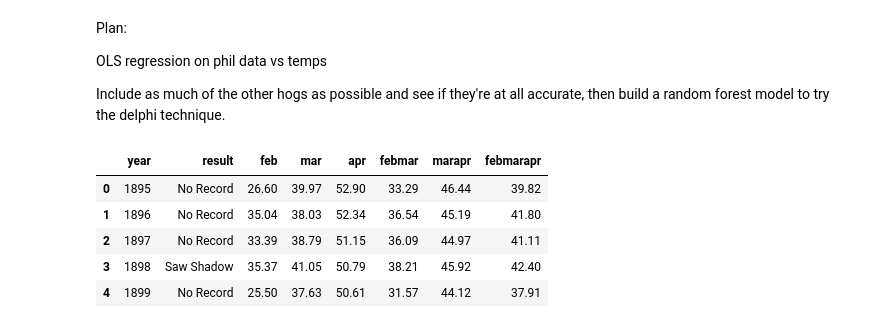
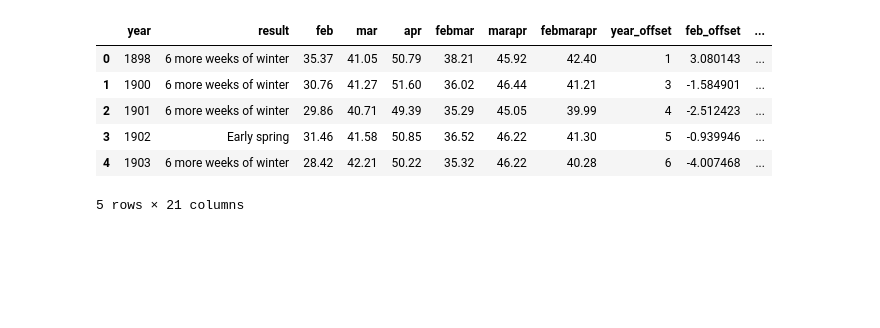
Before and after one commit to docmarionum1/Groundhog-Day, a Jupyter notebook: Groundhog Day.ipynb, the cells around one changed output. Cells and saved outputs as stored; diff of their text form; code cells hidden in the pictures; blank space fills up the shorter version.

```diff
--- a/Groundhog Day.ipynb
+++ b/Groundhog Day.ipynb
@@ -1,6 +0,0 @@
-# %% [markdown]
-Plan:
-
-OLS regression on phil data vs temps
-
-Include as much of the other hogs as possible and see if they're at all accurate, then build a random forest model to try the delphi technique.
@@ -15,20 +17,39 @@ import statsmodels.formula.api as smf
-# %%
-df = pd.read_csv('phil.csv')
-df['year'] = df['year'].astype(str)
-
-
-for i in ['feb', 'mar', 'apr', 'febmar', 'marapr', 'febmarapr']:
-    temp = pd.read_csv('%s.csv' % i)
-    temp['year'] = temp['Date'].astype(str).str.slice(0,4)
-    temp[i] = temp['Value']
-    df = df.merge(temp[['year', i]], on='year')
-    #temp.head()
-
-df.head()
-# %% [output]
-|  | year | result | feb | mar | apr | febmar | marapr | febmarapr |
-| 0 | 1895 | No Record | 26.60 | 39.97 | 52.90 | 33.29 | 46.44 | 39.82 |
-| 1 | 1896 | No Record | 35.04 | 38.03 | 52.34 | 36.54 | 45.19 | 41.80 |
-| 2 | 1897 | No Record | 33.39 | 38.79 | 51.15 | 36.09 | 44.97 | 41.11 |
-| 3 | 1898 | Saw Shadow | 35.37 | 41.05 | 50.79 | 38.21 | 45.92 | 42.40 |
-| 4 | 1899 | No Record | 25.50 | 37.63 | 50.61 | 31.57 | 44.12 | 37.91 |
+# %%
+df = pd.read_csv('phil.csv')
+
+# We only care about years where we have a result.
+df.loc[df['result'] == 'Saw Shadow', 'result'] = '6 more weeks of winter'
+df.loc[df['result'] == 'No Shadow', 'result'] = 'Early spring'
+df = df[(df['result'] == '6 more weeks of winter') | (df['result'] == 'Early spring')]
+
+# Add the temperature data into the DataFrame
+for i in ['feb', 'mar', 'apr', 'febmar', 'marapr', 'febmarapr']:
+    temp = pd.read_csv('%s.csv' % i)
+    temp['year'] = temp['Date'].astype(str).str.slice(0,4).astype(int)
+    temp[i] = temp['Value']
+    df = df.merge(temp[['year', i]], on='year')
+    #temp.head()
+
+# Create an offset for the year, so 1898 is 0, 1899 is 1 and so on
+df['year_offset'] = df['year'] - df['year'].min() + 1
+
+# Take out the effect of global warming and the baseline temperature, so we're just left with an offset from 0.
+# Negative numbers mean it's colder than average, positive means it's warmer.
+for i in ['feb', 'mar', 'apr', 'febmar', 'marapr', 'febmarapr']:
+    mod = smf.ols(formula='%s ~ year_offset' % i, data = df).fit()
+
+    df['%s_offset' % i] = df[i] - (mod.params[0] + df['year_offset']*mod.params[1])
+
+    # Assign a class. 1 = 6 more weeks of winter, 2 = early spring
+    df['%s_class' % i] = 1
+    df.loc[df['%s_offset' % i] > 0, '%s_class' % i] = 2
+
+df.head()
+# %% [output]
+|  | year | result | feb | mar | apr | febmar | marapr | febmarapr | year_offset | feb_offset | ... |
+| 0 | 1898 | 6 more weeks of winter | 35.37 | 41.05 | 50.79 | 38.21 | 45.92 | 42.40 | 1 | 3.080143 | ... |
+| 1 | 1900 | 6 more weeks of winter | 30.76 | 41.27 | 51.60 | 36.02 | 46.44 | 41.21 | 3 | -1.584901 | ... |
+| 2 | 1901 | 6 more weeks of winter | 29.86 | 40.71 | 49.39 | 35.29 | 45.05 | 39.99 | 4 | -2.512423 | ... |
+| 3 | 1902 | Early spring | 31.46 | 41.58 | 50.85 | 36.52 | 46.22 | 41.30 | 5 | -0.939946 | ... |
+| 4 | 1903 | 6 more weeks of winter | 28.42 | 42.21 | 50.22 | 35.32 | 46.22 | 40.28 | 6 | -4.007468 | ... |
+5 rows × 21 columns
```
Also changed, not shown: parts of 18 cells of this notebook, 1 other file.
